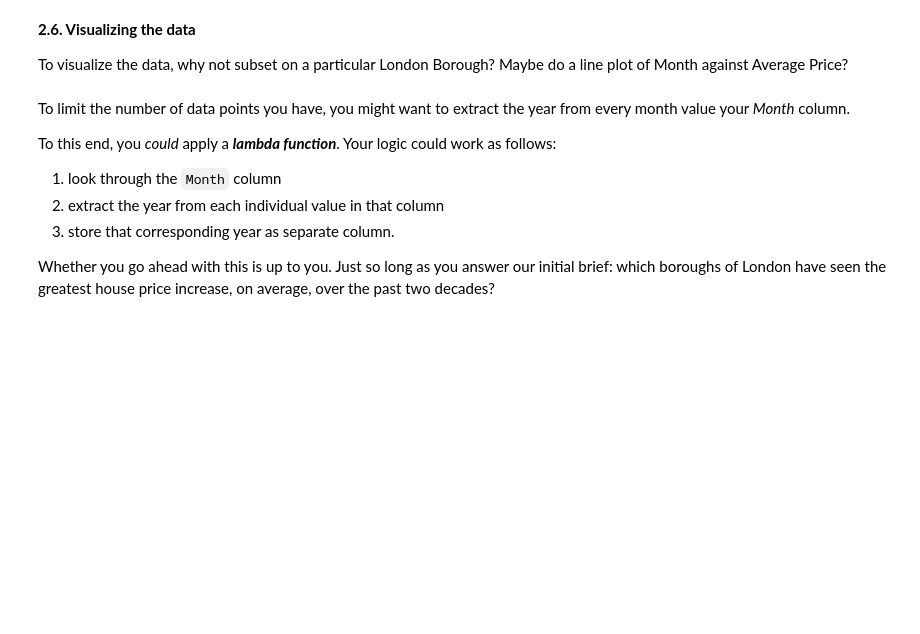
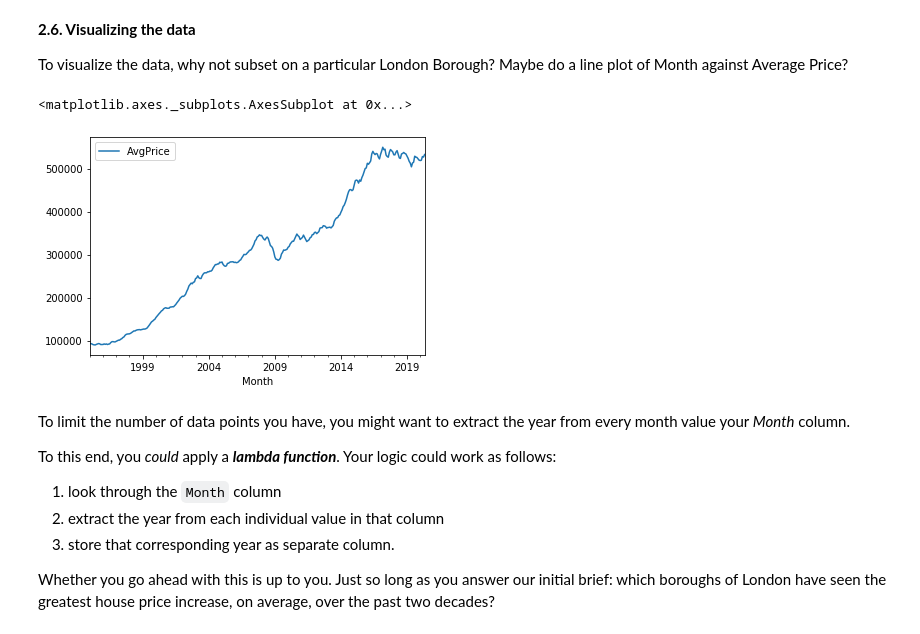
Before and after one commit to cogentdom/LondonHousing, a Jupyter notebook: Unit 4 Challenge - Tier 3.ipynb, the cells around one changed output. Drawn from its saved outputs; the diff is of its cells as text; code cells hidden in the pictures; blank space fills up the shorter version.

```diff
--- a/Unit 4 Challenge - Tier 3.ipynb
+++ b/Unit 4 Challenge - Tier 3.ipynb
@@ -223,0 +217,4 @@ prop_trans.head()
+# %%
+
+prop_trans.columns= col_names
+prop_trans.head()
@@ -227,3 +248,6 @@ prop_trans.head()
 Remember what Wes McKinney said about tidy data?
 
 You might need to **melt** your DataFrame here.
+# %%
+prop = prop_trans.melt(id_vars=['Boroughs', 'ID'], var_name='Month', value_name='AvgPrice')
+prop.head()
@@ -230,2 +261,5 @@ You might need to **melt** your DataFrame here.
 # %% [markdown]
 Remember to make sure your column data types are all correct. Average prices, for example, should be floating point numbers...
+# %%
+prop = prop.astype({'Boroughs':str, 'ID':str, 'AvgPrice':float})
+prop.info()
@@ -235,3 +279,11 @@ Remember to make sure your column data types are all correct. Average prices, fo
 Do we have an equal number of observations in the ID, Average Price, Month, and London Borough columns? Remember that there are only 32 London Boroughs. How many entries do you have in that column?
 
 Check out the contents of the London Borough column, and if you find null values, get rid of them however you see fit.
+# %%
+non_bor = ['Unnamed: 34', 'Inner London', 'Outer London',
+       'Unnamed: 37', 'NORTH EAST', 'NORTH WEST', 'YORKS & THE HUMBER',
+       'EAST MIDLANDS', 'WEST MIDLANDS', 'EAST OF ENGLAND', 'LONDON',
+       'SOUTH EAST', 'SOUTH WEST', 'Unnamed: 47', 'England']
+prop = prop[~prop['Boroughs'].isin(non_bor)]
+prop.dropna(inplace=True)
+prop
@@ -239,6 +305,11 @@ Check out the contents of the London Borough column, and if you find null values
 **2.6. Visualizing the data**
 
 To visualize the data, why not subset on a particular London Borough? Maybe do a line plot of Month against Average Price?
+# %%
+prop[prop['Boroughs'] == 'Barnet'].plot(x='Month', y='AvgPrice')
+# %% [output]
+<matplotlib.axes._subplots.AxesSubplot at 0x...>
+[figure, added]
 # %% [markdown]
 To limit the number of data points you have, you might want to extract the year from every month value your *Month* column.
 
```
Also changed, not shown: parts of 8 cells of this notebook.
